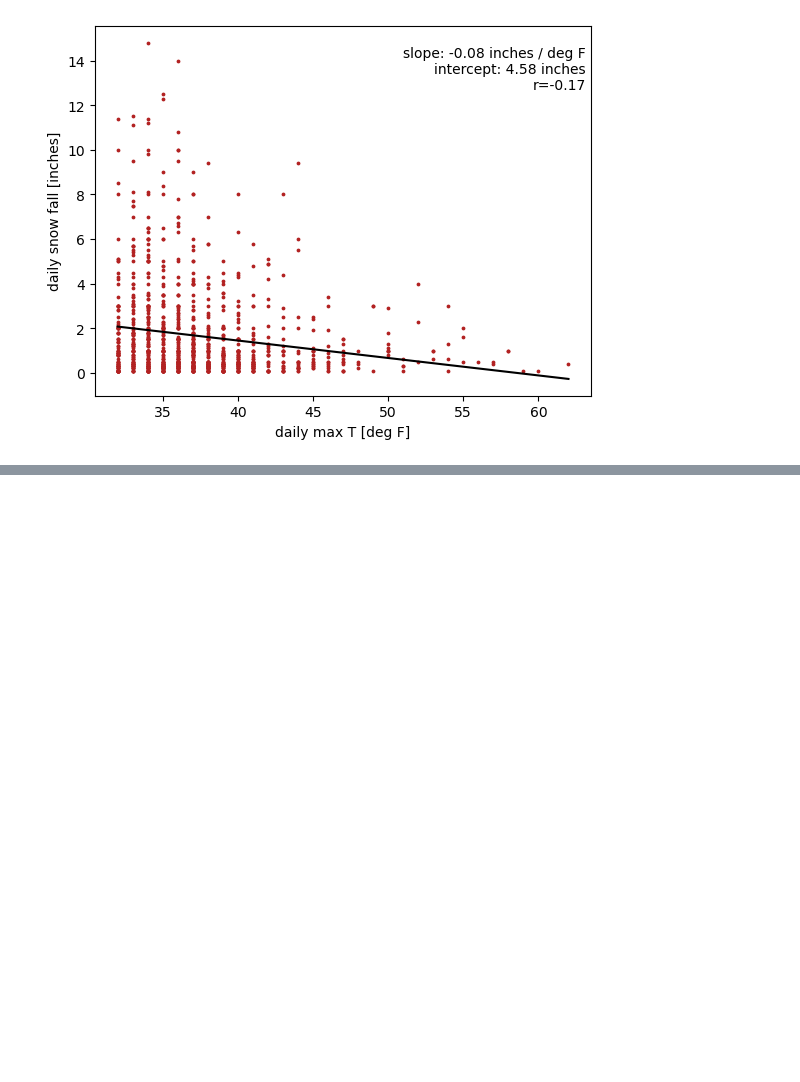
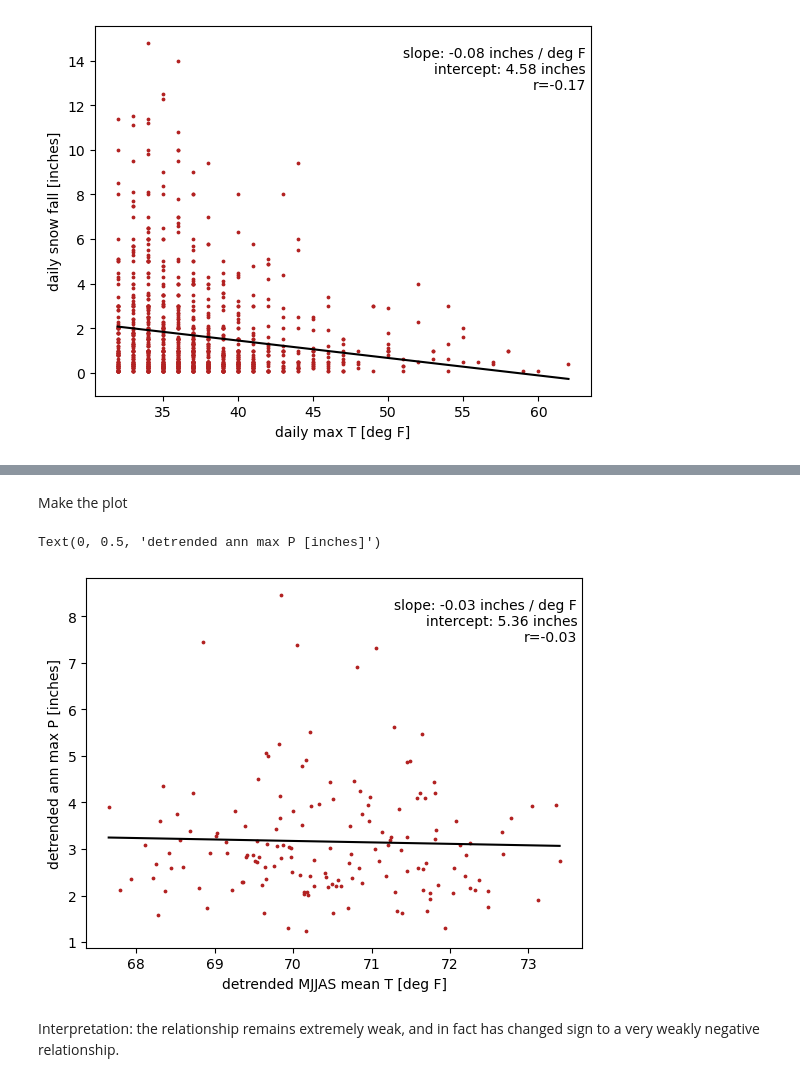
Before and after one commit to spencerahill/25f-stat-methods-course, a Jupyter notebook: hw-keys/key_hw05_lin-regress.ipynb, the cells around one changed output, grey strips where cells are left out. Saved outputs shown, nothing was run; the diff lists cells and outputs as text; code cells hidden in the pictures; blank space fills up the shorter version.

```diff
--- a/hw-keys/key_hw05_lin-regress.ipynb
+++ b/hw-keys/key_hw05_lin-regress.ipynb
@@ -344,0 +426,31 @@ Text(0, 0.5, 'daily snow fall [inches]')
+# %% [markdown]
+Make the plot
+# %%
+fig, ax = plt.subplots()
+
+x_plot = detrend(mjjas_temp_valid_avg)
+y_plot = detrend(ann_max_p)
+lr_obj = lr_maxp_mjjast_dt
+
+ax.scatter(x_plot, y_plot, s=3, c="firebrick")
+ax.plot(
+    [x_plot.min(), x_plot.max()],
+    [lr_obj.slope * x_plot.min() + lr_obj.intercept,
+     lr_obj.slope * x_plot.max() + lr_obj.intercept],
+    color="black")
+
+label_text = f"""
+slope: {lr_obj.slope:.02f} inches / deg F
+intercept: {lr_obj.intercept:.02f} inches
+r={lr_obj.rvalue:.02f}
+"""
+
+ax.text(0.99, 0.99, label_text, ha="right", va="top", transform=ax.transAxes)
+
+ax.set_xlabel("detrended MJJAS mean T [deg F]")
+ax.set_ylabel("detrended ann max P [inches]")
+# %% [output]
+Text(0, 0.5, 'detrended ann max P [inches]')
+[figure, added]
+# %% [markdown]
+Interpretation: the relationship remains extremely weak, and in fact has changed sign to a very weakly negative relationship.
```
Also changed, not shown: parts of 26 cells of this notebook, 1 other file.
